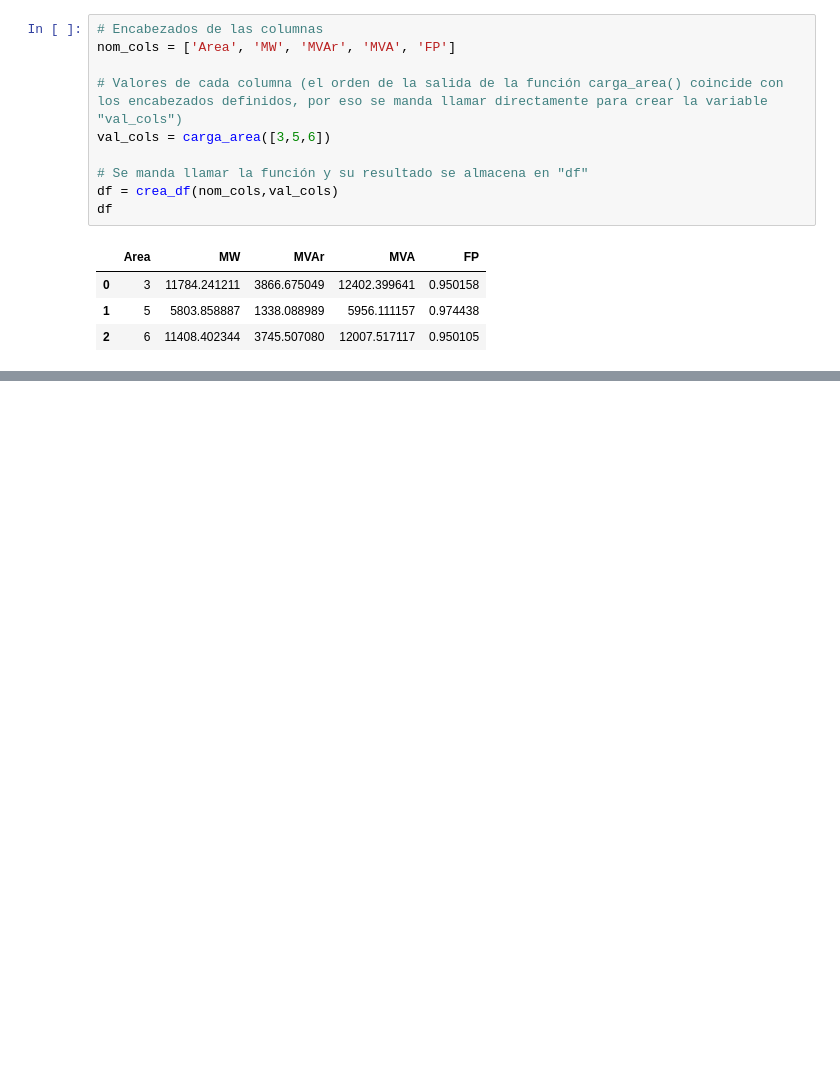
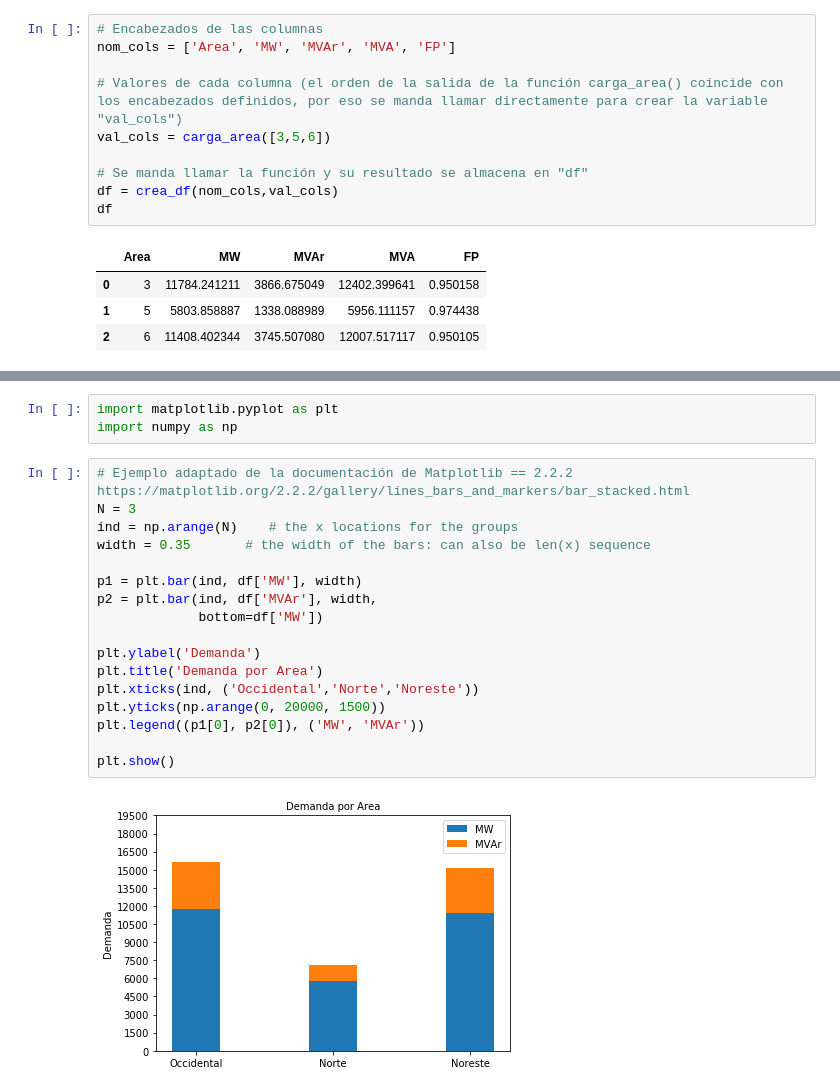
Before and after one commit to CoryVegan/PSSE-1, a Jupyter notebook: Intro_NB.ipynb, the cells around one changed output, grey strips where cells are left out. Drawn from its saved outputs; the diff is of its cells as text; blank space fills up the shorter version.

```diff
--- a/Intro_NB.ipynb
+++ b/Intro_NB.ipynb
@@ -440,0 +451,22 @@ df
+# %%
+import matplotlib.pyplot as plt
+import numpy as np
+# %%
+# Ejemplo adaptado de la documentación de Matplotlib == 2.2.2 https://matplotlib.org/2.2.2/gallery/lines_bars_and_markers/bar_stacked.html
+N = 3
+ind = np.arange(N)    # the x locations for the groups
+width = 0.35       # the width of the bars: can also be len(x) sequence
+
+p1 = plt.bar(ind, df['MW'], width)
+p2 = plt.bar(ind, df['MVAr'], width,
+             bottom=df['MW'])
+
+plt.ylabel('Demanda')
+plt.title('Demanda por Area')
+plt.xticks(ind, ('Occidental','Norte','Noreste'))
+plt.yticks(np.arange(0, 20000, 1500))
+plt.legend((p1[0], p2[0]), ('MW', 'MVAr'))
+
+plt.show()
+# %% [output]
+[figure, added]
```
Also changed, not shown: parts of 5 cells of this notebook.
